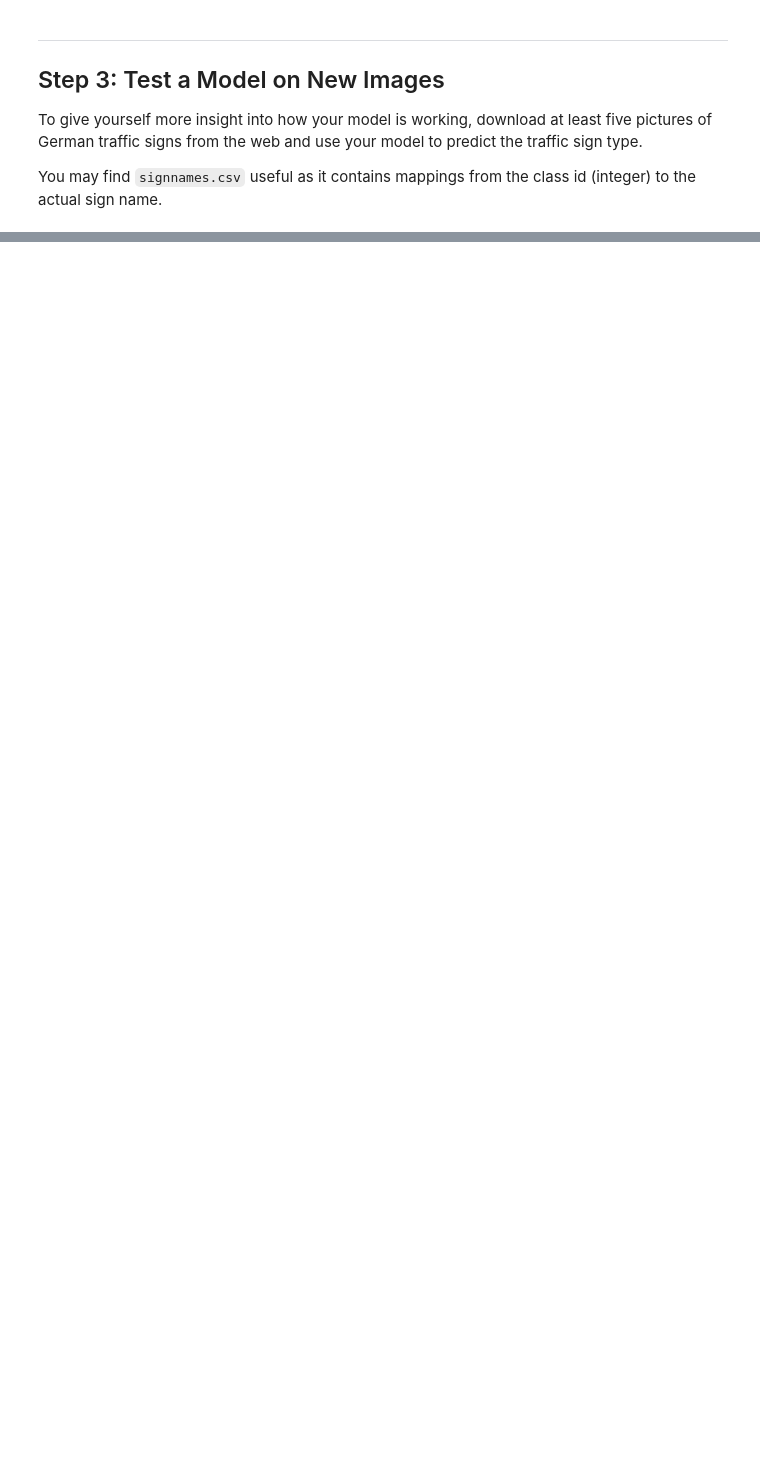
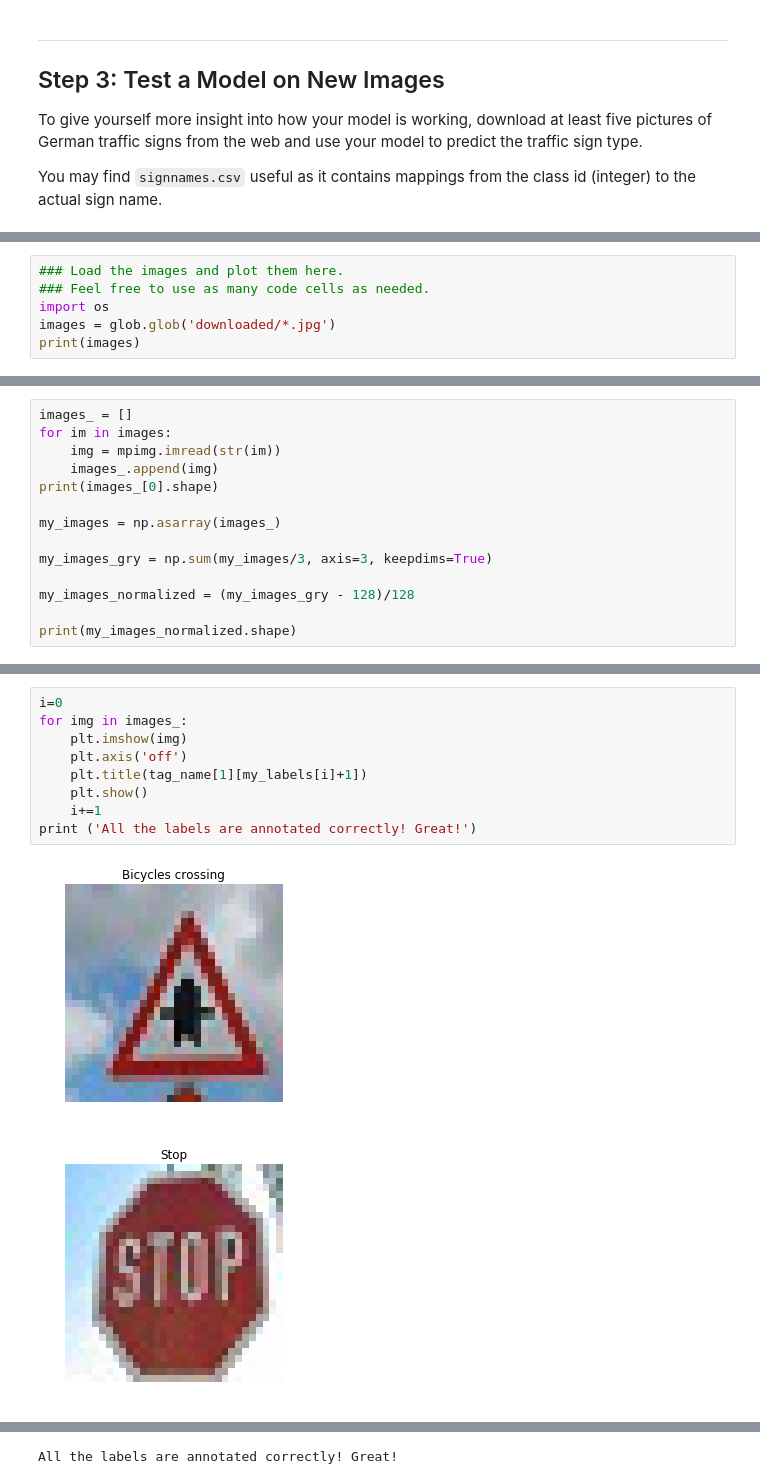
Before and after one commit to mahfuz195/CarND-Traffic-Sign-Classifier-Project, a Jupyter notebook: Traffic_Sign_Classifier.ipynb, the cells around one changed output, grey strips where cells are left out. Saved outputs shown, nothing was run; the diff lists cells and outputs as text; blank space fills up the shorter version.

```diff
--- a/Traffic_Sign_Classifier.ipynb
+++ b/Traffic_Sign_Classifier.ipynb
@@ -569,0 +612,6 @@ You may find `signnames.csv` useful as it contains mappings from the class id (i
+# %%
+### Load the images and plot them here.
+### Feel free to use as many code cells as needed.
+import os
+images = glob.glob('downloaded/*.jpg')
+print(images)
@@ -569,0 +620,14 @@ You may find `signnames.csv` useful as it contains mappings from the class id (i
+# %%
+images_ = []
+for im in images:
+    img = mpimg.imread(str(im))
+    images_.append(img)
+print(images_[0].shape)
+
+my_images = np.asarray(images_)
+
+my_images_gry = np.sum(my_images/3, axis=3, keepdims=True)
+
+my_images_normalized = (my_images_gry - 128)/128
+
+print(my_images_normalized.shape)
@@ -569,0 +637,12 @@ You may find `signnames.csv` useful as it contains mappings from the class id (i
+# %%
+i=0
+for img in images_:
+    plt.imshow(img)
+    plt.axis('off')
+    plt.title(tag_name[1][my_labels[i]+1])
+    plt.show()
+    i+=1
+print ('All the labels are annotated correctly! Great!')
+# %% [output]
+[figure, added]
+[figure, added]
@@ -570 +652,2 @@ You may find `signnames.csv` useful as it contains mappings from the class id (i
+All the labels are annotated correctly! Great!
 # %% [markdown]
```
Also changed, not shown: parts of 49 cells of this notebook, 9 other files.
